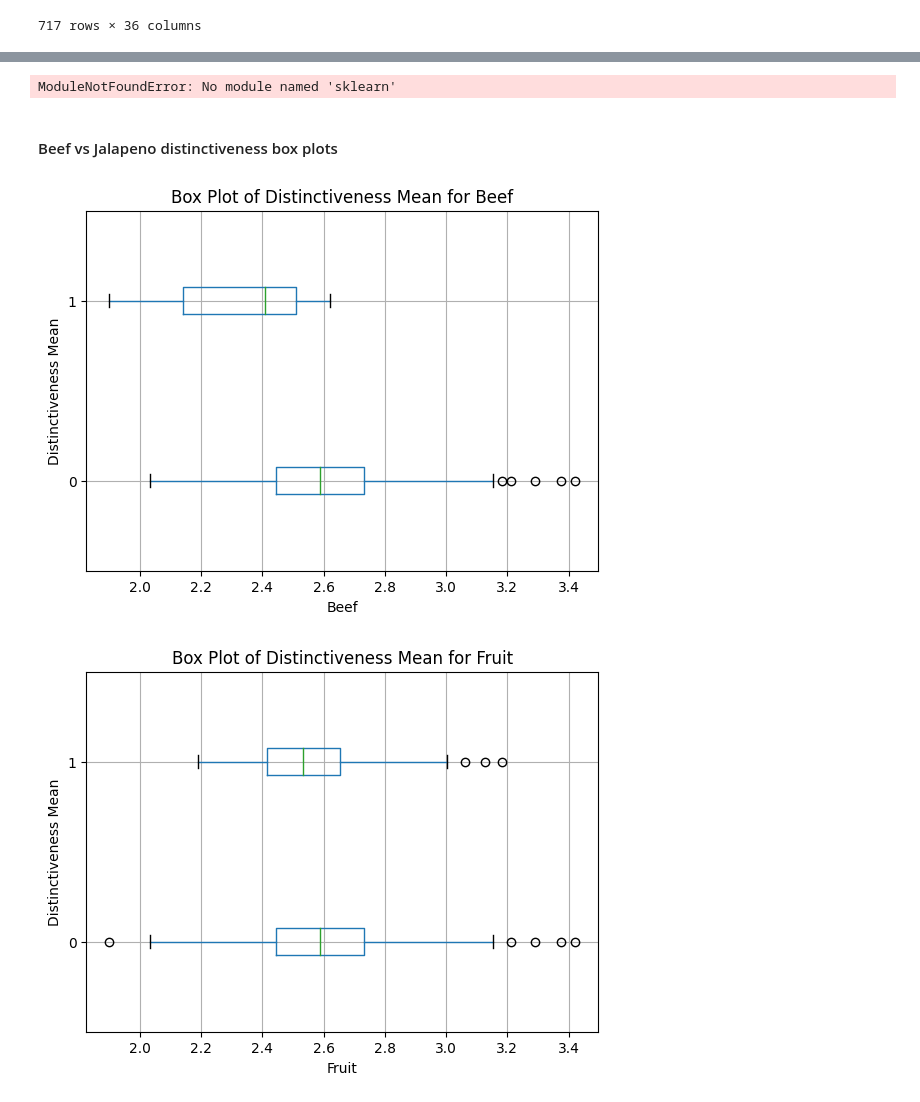
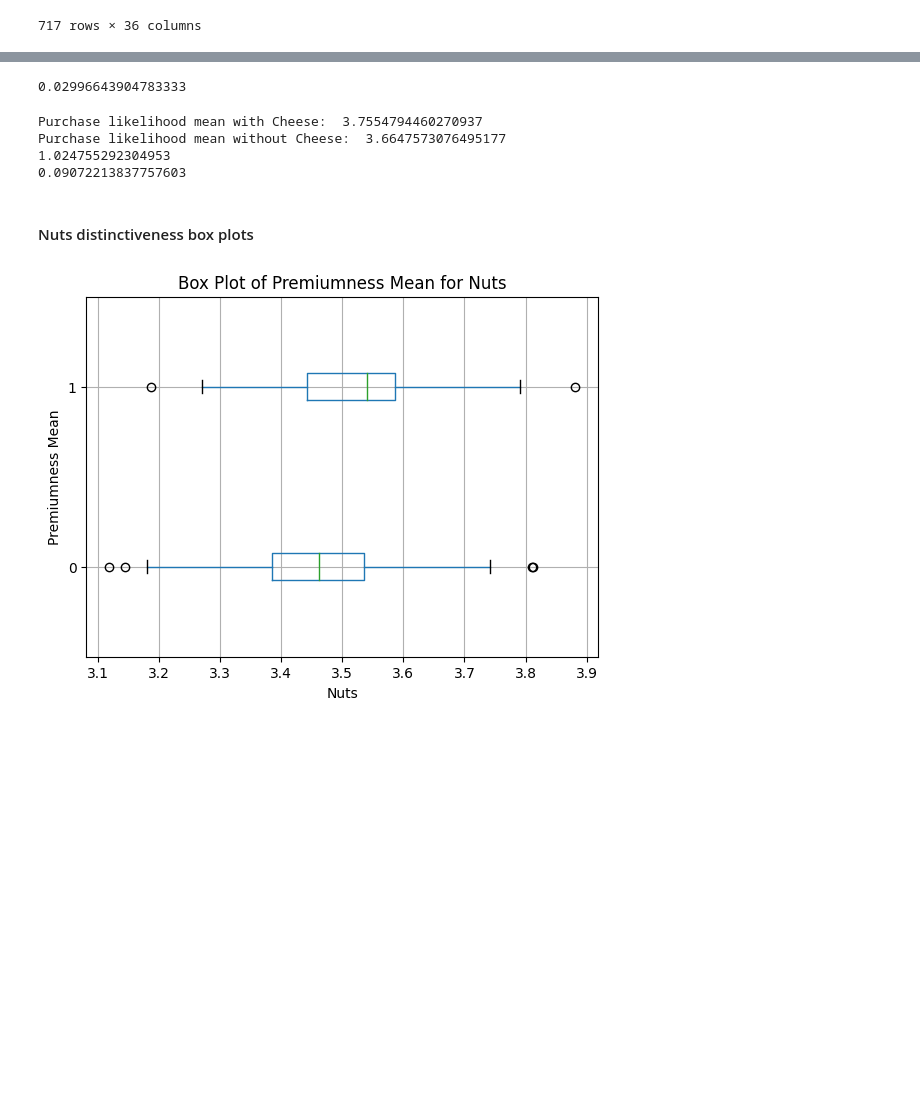
Before and after one commit to kjucaitis/concepttagging, a Jupyter notebook: i_data_exploration.ipynb, the cells around one changed output, grey strips where cells are left out. Cells and saved outputs as stored; diff of their text form; code cells hidden in the pictures; blank space fills up the shorter version.

```diff
--- a/i_data_exploration.ipynb
+++ b/i_data_exploration.ipynb
@@ -263,37 +396,34 @@ Jalapeno believability_mean: 0.0025092518856168517
 Vanilla advantage_mean: 0.0031212712317155644
 # %%
 from sklearn.metrics import matthews_corrcoef
-matthews_corrcoef(flavors_slice.Beef, flavors_slice.Cheese)
+matthews_corrcoef(flavors_slice['Beef'], flavors_slice['Sweet Chili'])
 # %% [output]
-ModuleNotFoundError: No module named 'sklearn'
+0.02996643904783333
+# %%
+purchase_likelihood_cheese = flavors_slice[flavors_slice['Cheese'] == 1]['purchase_likelihood_mean'].mean()
+purchase_likelihood_no_cheese = flavors_slice[flavors_slice['Cheese'] == 0]['purchase_likelihood_mean'].mean()
+
+print("Purchase likelihood mean with Cheese: ", purchase_likelihood_cheese)
+print("Purchase likelihood mean without Cheese: ", purchase_likelihood_no_cheese)
+
+print(purchase_likelihood_cheese/purchase_likelihood_no_cheese)
+print(purchase_likelihood_cheese - purchase_likelihood_no_cheese)
+# %% [output]
+Purchase likelihood mean with Cheese:  3.7554794460270937
+Purchase likelihood mean without Cheese:  3.6647573076495177
+1.024755292304953
+0.09072213837757603
 # %% [markdown]
-#### Beef vs Jalapeno distinctiveness box plots
+#### Nuts distinctiveness box plots
 # %%
 import matplotlib.pyplot as plt
 
-# Create separate box plots for Beef = 0 and Beef = 1
-flavors_slice.boxplot(column=['distinctiveness_mean'], by='Beef', vert=False)
-plt.title('Box Plot of Distinctiveness Mean for Beef')
-plt.xlabel('Beef')
-plt.ylabel('Distinctiveness Mean')
+# Create separate box plots for Herbs and Spices = 0 and Herbs and Spices = 1
+flavors_slice.boxplot(column='premiumness_mean', by='Nuts', vert=False)
+plt.title('Box Plot of Premiumness Mean for Nuts')
+plt.xlabel('Nuts')
+plt.ylabel('Premiumness Mean')
 plt.suptitle('')  # Remove the default title created by Pandas
 plt.show()
-
-# Create separate box plots for Fruit = 0 and Fruit = 1
-flavors_slice.boxplot(column='distinctiveness_mean', by='Fruit', vert=False)
-plt.title('Box Plot of Distinctiveness Mean for Fruit')
-plt.xlabel('Fruit')
-plt.ylabel('Distinctiveness Mean')
-plt.suptitle('')  # Remove the default title created by Pandas
-plt.show()
-
-# Create separate box plots for Herbs and Spices = 0 and Herbs and Spices = 1
-flavors_slice.boxplot(column='distinctiveness_mean', by='Herbs and Spices', vert=False)
-plt.title('Box Plot of Distinctiveness Mean for Herbs and Spices')
-plt.xlabel('Herbs and Spices')
-plt.ylabel('Distinctiveness Mean')
-plt.suptitle('')  # Remove the default title created by Pandas
-plt.show()
 # %% [output]
-[figure, old version]
+[figure, new version]
-[figure, removed]
```
Also changed, not shown: parts of 19 cells of this notebook.
